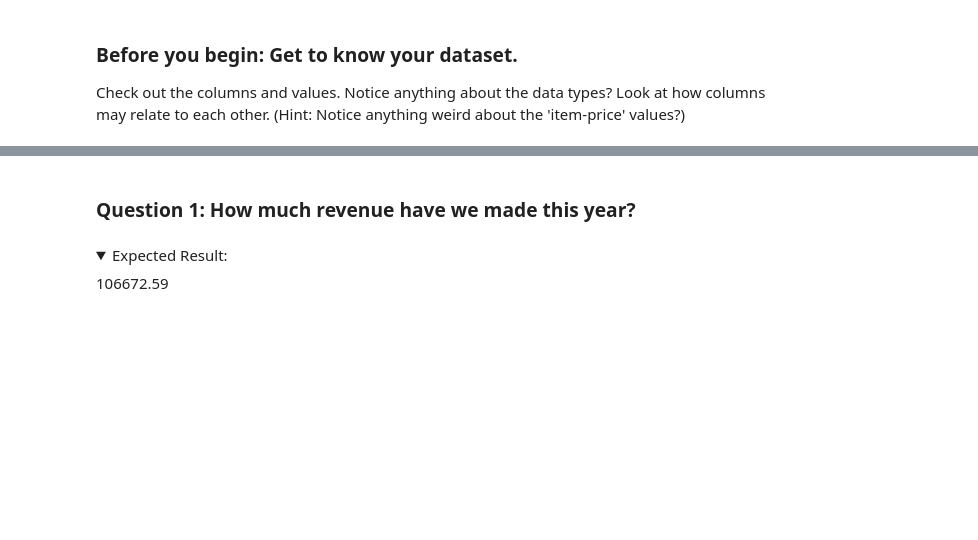
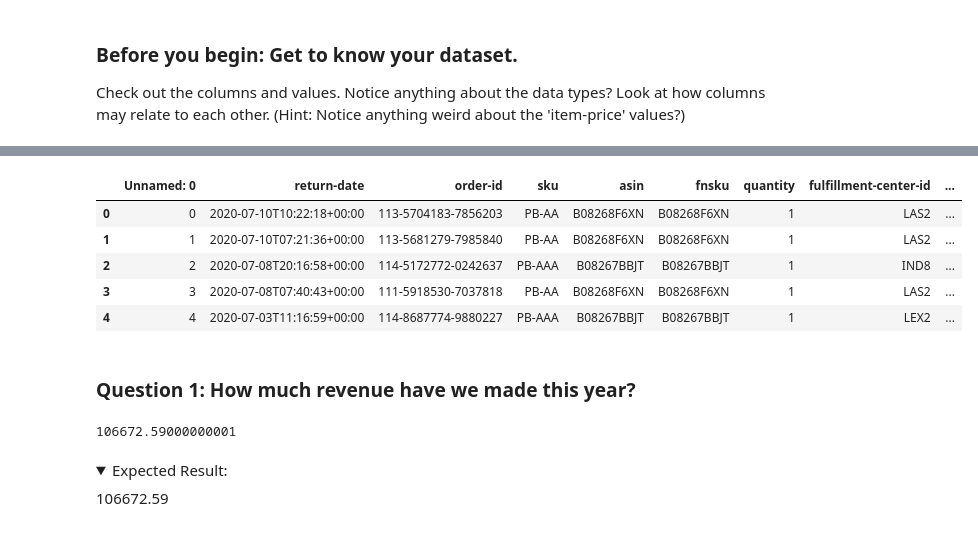
Before and after one commit to puga-42/fba-analysis, a Jupyter notebook: Amazon_Orders_Assignment.ipynb, the cells around one changed output, grey strips where cells are left out. Cells and saved outputs as stored; diff of their text form; code cells hidden in the pictures; folded sections open; blank space fills up the shorter version.

```diff
--- a/Amazon_Orders_Assignment.ipynb
+++ b/Amazon_Orders_Assignment.ipynb
@@ -21,5 +37,18 @@ Check out the columns and values. Notice anything about the data types? Look at
+# %%
+returns.head()
+# %% [output]
+|  | Unnamed: 0 | return-date | order-id | sku | asin | fnsku | quantity | fulfillment-center-id | ... |
+| 0 | 0 | 2020-07-10T10:22:18+00:00 | 113-5704183-7856203 | PB-AA | B08268F6XN | B08268F6XN | 1 | LAS2 | ... |
+| 1 | 1 | 2020-07-10T07:21:36+00:00 | 113-5681279-7985840 | PB-AA | B08268F6XN | B08268F6XN | 1 | LAS2 | ... |
+| 2 | 2 | 2020-07-08T20:16:58+00:00 | 114-5172772-0242637 | PB-AAA | B08267BBJT | B08267BBJT | 1 | IND8 | ... |
+| 3 | 3 | 2020-07-08T07:40:43+00:00 | 111-5918530-7037818 | PB-AA | B08268F6XN | B08268F6XN | 1 | LAS2 | ... |
+| 4 | 4 | 2020-07-03T11:16:59+00:00 | 114-8687774-9880227 | PB-AAA | B08267BBJT | B08267BBJT | 1 | LEX2 | ... |
 # %% [markdown]
 ### Question 1: How much revenue have we made this year?
+# %%
+orders['item-price'].sum()
+# %% [output]
+106672.59000000001
 # %% [markdown]
 <details>
     <summary>
```
Also changed, not shown: parts of 16 cells of this notebook.
